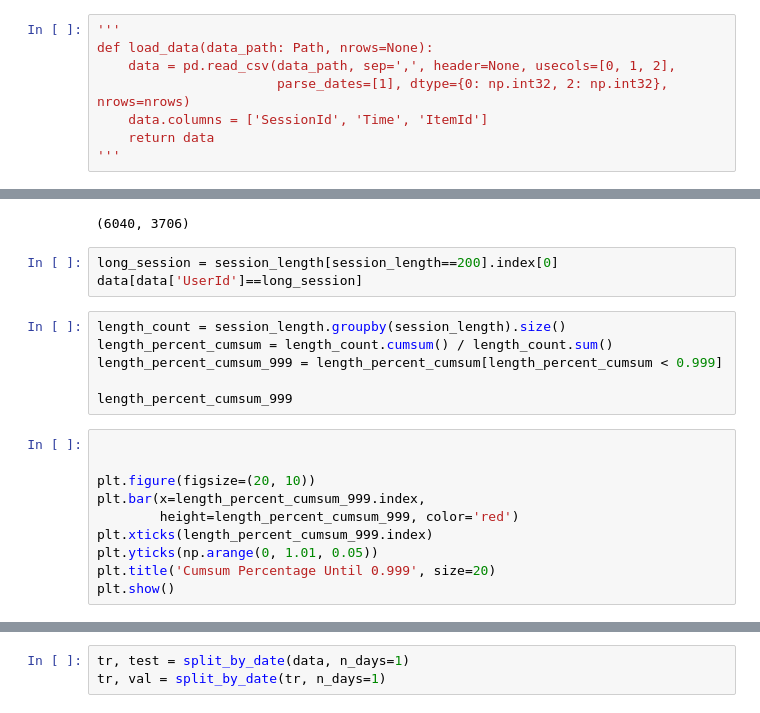
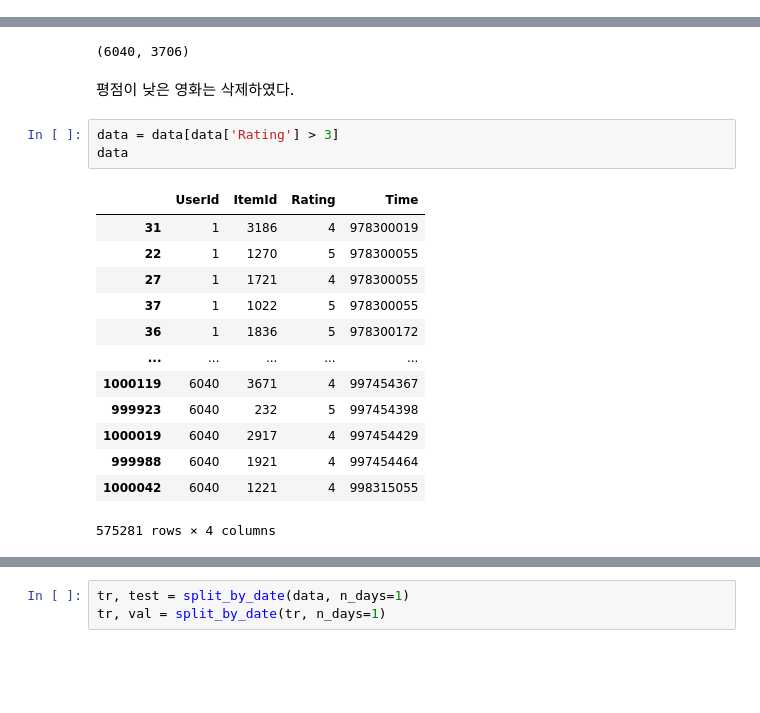
Before and after one commit to Zion-J-Park/aiffel, a Jupyter notebook: aiffel/[E17]Movielens_SBR.ipynb, the cells around one changed output, grey strips where cells are left out. Drawn from its saved outputs; the diff is of its cells as text; blank space fills up the shorter version.

```diff
--- a/aiffel/[E17]Movielens_SBR.ipynb
+++ b/aiffel/[E17]Movielens_SBR.ipynb
@@ -40,8 +25,0 @@ train_path
-# %%
-'''
-def load_data(data_path: Path, nrows=None):
-    data = pd.read_csv(data_path, sep=',', header=None, usecols=[0, 1, 2],
-                       parse_dates=[1], dtype={0: np.int32, 2: np.int32}, nrows=nrows)
-    data.columns = ['SessionId', 'Time', 'ItemId']
-    return data
-'''
@@ -86,25 +53,25 @@ data
 data['UserId'].nunique(), data['ItemId'].nunique()
 # %% [output]
 (6040, 3706)
-# %%
-long_session = session_length[session_length==200].index[0]
-data[data['UserId']==long_session]
-# %%
-length_count = session_length.groupby(session_length).size()
-length_percent_cumsum = length_count.cumsum() / length_count.sum()
-length_percent_cumsum_999 = length_percent_cumsum[length_percent_cumsum < 0.999]
-
-length_percent_cumsum_999
-# %%
-
-
-plt.figure(figsize=(20, 10))
-plt.bar(x=length_percent_cumsum_999.index,
-        height=length_percent_cumsum_999, color='red')
-plt.xticks(length_percent_cumsum_999.index)
-plt.yticks(np.arange(0, 1.01, 0.05))
-plt.title('Cumsum Percentage Until 0.999', size=20)
-plt.show()
+# %% [markdown]
+평점이 낮은 영화는 삭제하였다.
+# %%
+data = data[data['Rating'] > 3]
+data
+# %% [output]
+|  | UserId | ItemId | Rating | Time |
+| 31 | 1 | 3186 | 4 | 978300019 |
+| 22 | 1 | 1270 | 5 | 978300055 |
+| 27 | 1 | 1721 | 4 | 978300055 |
+| 37 | 1 | 1022 | 5 | 978300055 |
+| 36 | 1 | 1836 | 5 | 978300172 |
+| ... | ... | ... | ... | ... |
+| 1000119 | 6040 | 3671 | 4 | 997454367 |
+| 999923 | 6040 | 232 | 5 | 997454398 |
+| 1000019 | 6040 | 2917 | 4 | 997454429 |
+| 999988 | 6040 | 1921 | 4 | 997454464 |
+| 1000042 | 6040 | 1221 | 4 | 998315055 |
+575281 rows × 4 columns
 # %%
 oldest, latest = data['Time'].min(), data['Time'].max()
 print(oldest)
```
Also changed, not shown: parts of 25 cells of this notebook.
